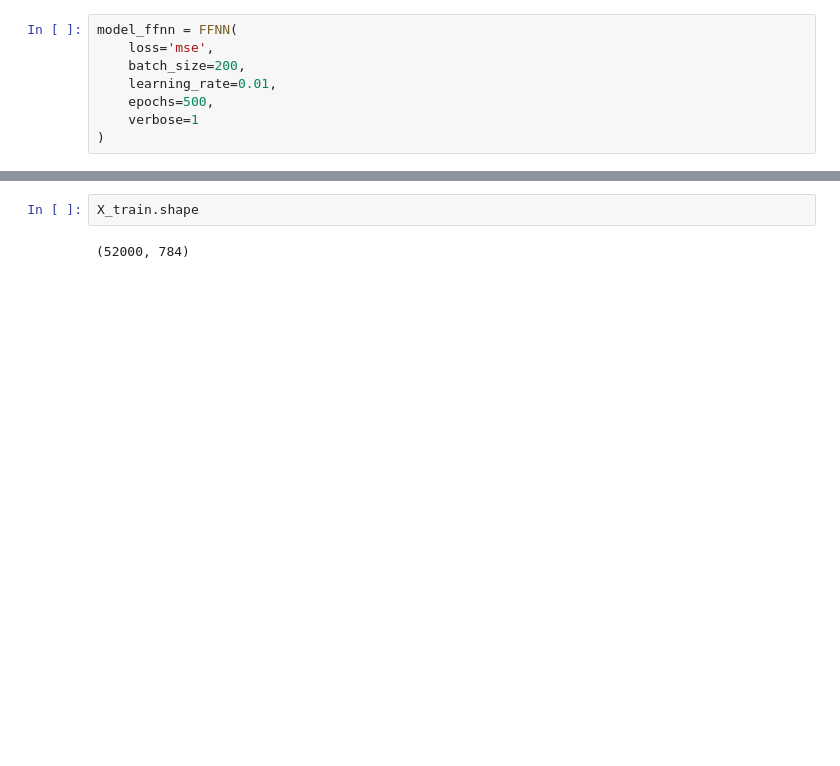
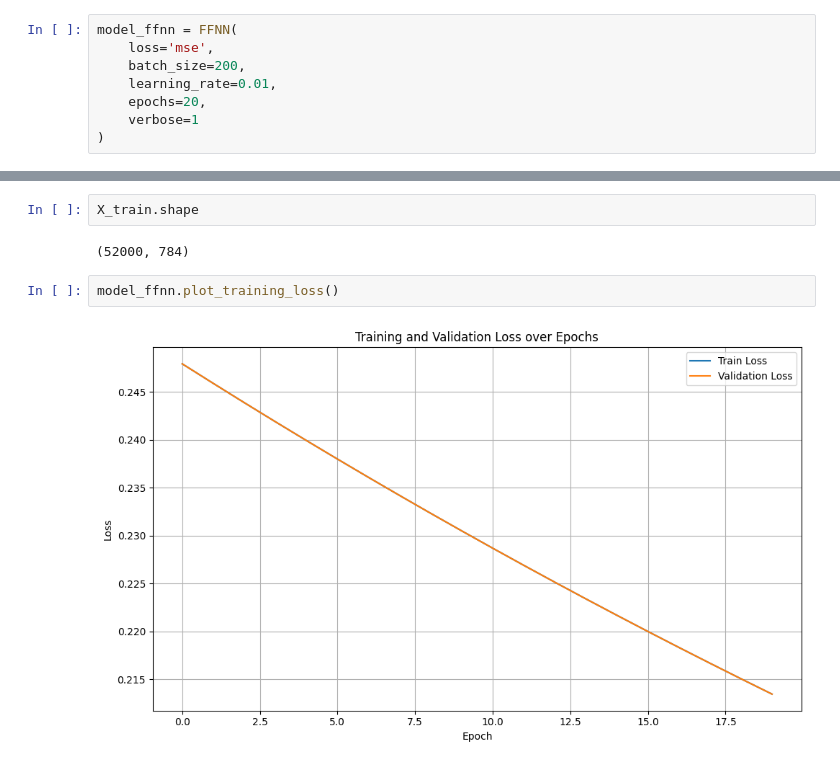
Before and after one commit to evelynnn04/ML-Tubes1-K33, a Jupyter notebook: src/basic/ANN_basic.ipynb, the cells around one changed output, grey strips where cells are left out. Cells and saved outputs as stored; diff of their text form; blank space fills up the shorter version.

```diff
--- a/src/basic/ANN_basic.ipynb
+++ b/src/basic/ANN_basic.ipynb
@@ -531,7 +552,7 @@ model_ffnn = FFNN(
     loss='mse',
     batch_size=200,
     learning_rate=0.01,
-    epochs=500,
+    epochs=20,
     verbose=1
 )
 # %%
@@ -660,3 +687,7 @@ Layer 3 Gradient Statistics:
 X_train.shape
 # %% [output]
 (52000, 784)
+# %%
+model_ffnn.plot_training_loss()
+# %% [output]
+[figure, added]
```
Also changed, not shown: parts of 9 cells of this notebook, 2 other files.
